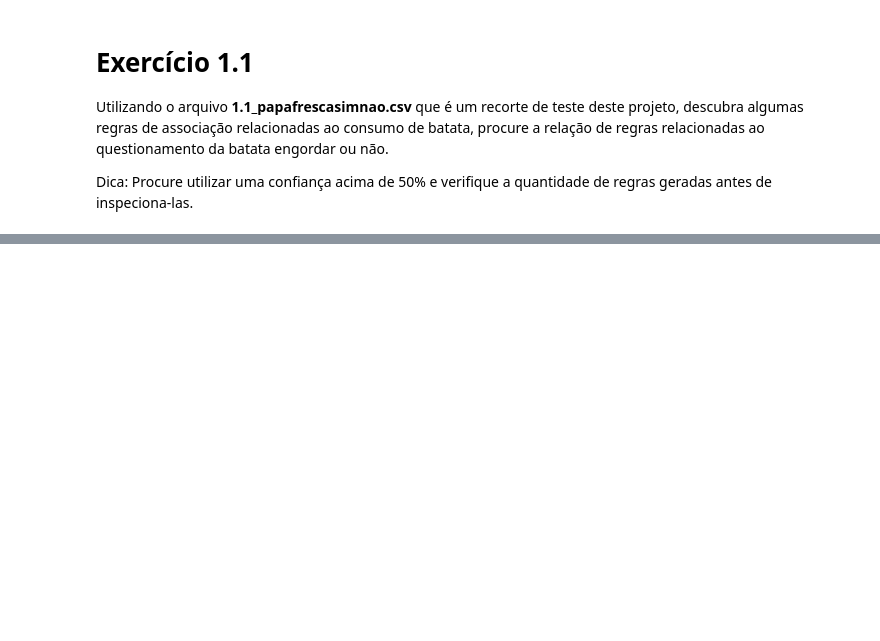
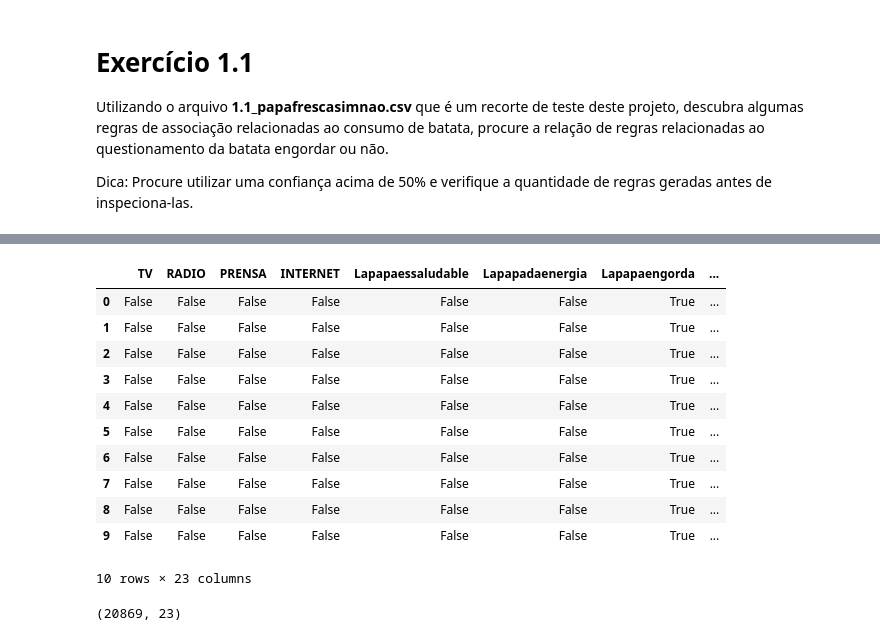
Before and after one commit to JV-cloud/modelos_de_ia_e_ml, a Jupyter notebook: 1.1.ipynb, the cells around one changed output, grey strips where cells are left out. Drawn from its saved outputs; the diff is of its cells as text; code cells hidden in the pictures; blank space fills up the shorter version.

```diff
--- a/1.1.ipynb
+++ b/1.1.ipynb
@@ -29,0 +106,29 @@ dataset.head()
+# %%
+# Confirmamos que só tem Sim e Não no Dataset. Então vamos substituir para binário:
+
+#Sim = TRUE
+#Nao = FALSE
+
+dataset.replace({'Nao': False, 'Sim': True}, inplace=True)
+
+#Mostra a alteração do Dataset já como One-Hot Encoding
+dataset.head(10)
+# %% [output]
+|  | TV | RADIO | PRENSA | INTERNET | Lapapaessaludable | Lapapadaenergia | Lapapaengorda | ... |
+| 0 | False | False | False | False | False | False | True | ... |
+| 1 | False | False | False | False | False | False | True | ... |
+| 2 | False | False | False | False | False | False | True | ... |
+| 3 | False | False | False | False | False | False | True | ... |
+| 4 | False | False | False | False | False | False | True | ... |
+| 5 | False | False | False | False | False | False | True | ... |
+| 6 | False | False | False | False | False | False | True | ... |
+| 7 | False | False | False | False | False | False | True | ... |
+| 8 | False | False | False | False | False | False | True | ... |
+| 9 | False | False | False | False | False | False | True | ... |
+10 rows × 23 columns
+# %%
+# Verificação da quantidade de linhas e colunas, para ter uma base do que vamos colocar no parâmetro Min_support do Apriori
+
+dataset.shape
+# %% [output]
+(20869, 23)
```
Also changed, not shown: parts of 17 cells of this notebook, 47 other files.
